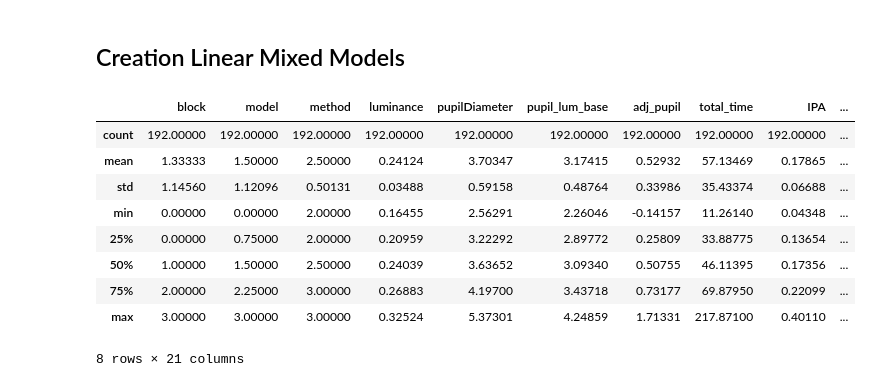
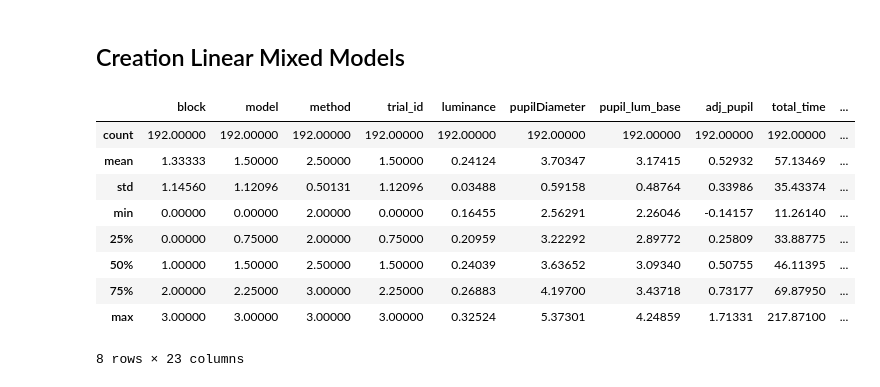
Before and after one commit to courtnicole/3d-path-cognition, a Jupyter notebook: mixedmodel.ipynb, the cells around one changed output. Drawn from its saved outputs; the diff is of its cells as text; code cells hidden in the pictures.

```diff
--- a/mixedmodel.ipynb
+++ b/mixedmodel.ipynb
@@ -289,18 +330,16 @@ def process_target_trial_data_crt(stream_df):
         (stream_df['ExperimentStream']['EventType'] == 'TargetPointsSet') |
         (stream_df['ExperimentStream']['EventType'] == 'SceneLoaded') &
         (stream_df['ExperimentStream']['SceneEvent'] != 'Calibration') &
-        (stream_df['ExperimentStream']['MethodID'] != '2') &
-        (stream_df['ExperimentStream']['MethodID'] != '3'), ['SceneEvent', 'EventType', 'ModelID', 'MethodID']]
+        (stream_df['ExperimentStream']['MethodID'] != 2) &
+        (stream_df['ExperimentStream']['MethodID'] != 3), ['SceneEvent', 'EventType', 'ModelID', 'MethodID']]
 
-    generic_idx = np.where(target_set['ModelID'] == 'generic')[0]
+    generic_idx = np.where(target_set['ModelID'] == 99)[0]
     idx = [x+1 for x in generic_idx]
 
     for i in range(len(generic_idx)):
         target_set.loc[target_set.index[generic_idx[i]], 'ModelID']  = target_set.loc[target_set.index[idx[i]], 'ModelID']
         target_set.loc[target_set.index[generic_idx[i]], 'MethodID']  = target_set.loc[target_set.index[idx[i]], 'MethodID']
 
-    target_set['MethodID'] = target_set['MethodID'].astype(float)
-    target_set['ModelID'] = target_set['ModelID'].astype(float)
     target_set = target_set.loc[(target_set['ModelID'] < 4) & (target_set['EventType'] == 'TargetPointsSet'), ['SceneEvent', 'ModelID', 'MethodID']]
 
     target_set['SceneEvent'] = target_set.mask(target_set['SceneEvent'] == 'TargetsLoaded_Set1', target_cats.categories[0])['SceneEvent']
@@ -308,8 +347,6 @@ def process_target_trial_data_crt(stream_df):
 
     target_set['targetID'] = target_set['SceneEvent']
     target_set.drop(columns=['SceneEvent'], inplace=True)
-    target_set['trialID'] = [x % 4 for x in range(0,8)]
-    target_set['trialID'] = target_set['trialID'].astype('string').astype(trial_cats)
 
     return target_set
 # %%
@@ -387,7 +422,3 @@ def process_ipa_calc(data):
 # %%
 data_dir = join(getcwd(),'Path_Data')
 data_files = [join(data_dir, f) for f in listdir(data_dir) if isfile(join(data_dir, f))]
-# %%
-dfs = []
-for file in data_files:
-    dfs.append(import_data(file))
@@ -404,18 +463,6 @@ for df in dfs:
     block = df['ExperimentStream']['BlockID'][0]
     ids.append(id)
     blocks.append(block)
-
-    # Remove final empty row from string data streams
-    df['SurveyStream'] = df['SurveyStream'].replace(r'^\s*$', np.nan, regex=True).dropna()
-    df['CreationStream'] = df['CreationStream'].replace(r'^\s*$', np.nan, regex=True).dropna()
-
-    df['SurveyStream']['ModelID'] = df['SurveyStream']['ModelID'].astype(float)
-    df['SurveyStream']['MethodID'] = df['SurveyStream']['MethodID'].astype(float)
-    df['SurveyStream']['Value'] = df['SurveyStream']['Value'].astype(float)
-
-    df['CreationStream']['ModelID'] = df['CreationStream']['ModelID'].astype(float)
-    df['CreationStream']['MethodID'] = df['CreationStream']['MethodID'].astype(float)
-    df['CreationStream']['EventType'] = df['CreationStream']['EventType'].astype(event_cats)
 
     pupil_lum_df = process_gaze_luminance_data(df)
     calibration_data = process_calibration_data(pupil_lum_df, df)
@@ -435,9 +482,13 @@ for df in dfs:
     creation_data, crt_time = process_creation_data(pupil_lum_df, df, a, b, c)
     ipa_calc_crt = process_ipa_calc(creation_data)
     creation_stats = process_creation_stats(df)
-    creation_target_trials = process_target_trial_data_crt(df)
     discomfort = process_discomfort_data(df)
     seq = process_seq_data(df)
+
+    creation_target_trials = process_target_trial_data_crt(df)
+    crt_target_trials = creation_target_trials.groupby(['ModelID', 'MethodID'])
+    navigation_target_trials = process_target_trial_data_nav(df, crt_target_trials)
+    nav_target_trials = navigation_target_trials.groupby(['ModelID', 'MethodID'])
 
     nav_trials = navigation_data.groupby(['modelID', 'methodID'])
     ipa_nav_trials = ipa_calc_nav.groupby(['modelID', 'methodID'])
@@ -445,7 +496,6 @@ for df in dfs:
     ipa_crt_trials = ipa_calc_crt.groupby(['modelID', 'methodID'])
     discomfort_trials = discomfort.groupby(['ModelID', 'MethodID'])
     seq_trials = seq.groupby(['ModelID', 'MethodID'])
-    crt_target_trials = creation_target_trials.groupby(['ModelID', 'MethodID'])
 
     nav_data = {}
     nav_total_time = {}
@@ -458,8 +508,7 @@ for df in dfs:
     seq_nav = {}
     target_data_crt = {}
     target_data_nav = {}
-    trial_data_crt = {}
-    trial_data_nav = {}
+    creation_data_nav = {}
 
     for i in range(4):
         for j in range(2,4):
@@ -468,6 +517,8 @@ for df in dfs:
             ipa_nav_data[(id, block, i, j)] = ipa_nav_trials.get_group((i,j)).mean()
             discomfort_data[(id, block, i, j)] = discomfort_trials.get_group((i,j)).mean()
             seq_nav[(id, block, i, j)] = seq_trials.get_group((i,j)).mean()
+            target_data_nav[(id, block, i, j)] = nav_target_trials.get_group((i,j))['target_set_source'].iloc[0]
+            creation_data_nav[(id, block, i, j)] = nav_target_trials.get_group((i,j))['creation_method'].iloc[0]
 
     for i in range(4):
         for j in range(0,2):
@@ -476,20 +527,20 @@ for df in dfs:
             ipa_crt_data[(id, block, i, j)] = ipa_crt_trials.get_group((i,j)).mean()
             seq_crt[(id, block, i, j)] = seq_trials.get_group((i,j)).mean()
             target_data_crt[(id, block, i, j)] = crt_target_trials.get_group((i,j))['targetID'].iloc[0]
-            trial_data_crt[(id, block, i, j)] = crt_target_trials.get_group((i,j))['trialID'].iloc[0]
 
     nav_index = pd.MultiIndex.from_product([[id], [block], model_cats.categories, method_cats.categories[0:2]], names=data_names)
     crt_index = pd.MultiIndex.from_product([[id], [block], model_cats.categories, method_cats.categories[2:4]], names=data_names)
 
     nav_data = pd.concat(nav_data, axis=1, names=data_names).T
     nav_data['total_time'] = nav_total_time
+    nav_data['target_source'] = target_data_nav
+    nav_data['creation_method'] = creation_data_nav
     nav_data.index = nav_index
     nav_data.drop(columns=['time', 'modelID', 'methodID'], inplace=True)
 
     crt_data = pd.concat(crt_data, axis=1, names=data_names).T
     crt_data['total_time'] = crt_total_time
     crt_data['target_id'] = target_data_crt
-    crt_data['trial_id'] = trial_data_crt
     crt_data.index = crt_index
     crt_data.drop(columns=['time', 'modelID', 'methodID'], inplace=True)
 
@@ -812,28 +828,29 @@ Group Var         0.883     0.840
 # %%
 mm_crt_data = user_data_crt
 mm_crt_data = mm_crt_data.reset_index(level=(0,1,2, 3))
 
 mm_crt_data['block'] = mm_crt_data['block'].astype(block_cats).cat.codes
 mm_crt_data['method'] = mm_crt_data['method'].astype(method_cats).cat.codes
 mm_crt_data['model'] = mm_crt_data['model'].astype(model_cats).cat.codes
-
+mm_crt_data['target_id'] = mm_crt_data['target_id'].astype(int)
+mm_crt_data['trial_id'] = mm_crt_data['trial_id'].astype(int)
 mm_crt_data['scaled_tepr'] = stats.zscore(mm_crt_data['adj_pupil']).astype('float64')
 mm_crt_data['scaled_ipa'] = stats.zscore(mm_crt_data['IPA']).astype('float64')
 mm_crt_data['scaled_time'] = stats.zscore(mm_crt_data['total_time']).astype('float64')
 mm_crt_data['scaled_seq'] = stats.zscore(mm_crt_data['seq']).astype('float64')
 mm_crt_data['total_interactions'] = mm_crt_data['Draw'] + mm_crt_data['Erase'] + mm_crt_data['PointPlaced'] + mm_crt_data['Move'] + mm_crt_data['PointDeleted']
 mm_crt_data['scaled_interactions']  = stats.zscore(mm_crt_data['total_interactions']).astype('float64')
 
 pd.options.display.float_format = '{:.5f}'.format
 mm_crt_data.describe()
 # %% [output]
-|  | block | model | method | luminance | pupilDiameter | pupil_lum_base | adj_pupil | total_time | IPA | ... |
+|  | block | model | method | trial_id | luminance | pupilDiameter | pupil_lum_base | adj_pupil | total_time | ... |
 | count | 192.00000 | 192.00000 | 192.00000 | 192.00000 | 192.00000 | 192.00000 | 192.00000 | 192.00000 | 192.00000 | ... |
-| mean | 1.33333 | 1.50000 | 2.50000 | 0.24124 | 3.70347 | 3.17415 | 0.52932 | 57.13469 | 0.17865 | ... |
-| std | 1.14560 | 1.12096 | 0.50131 | 0.03488 | 0.59158 | 0.48764 | 0.33986 | 35.43374 | 0.06688 | ... |
-| min | 0.00000 | 0.00000 | 2.00000 | 0.16455 | 2.56291 | 2.26046 | -0.14157 | 11.26140 | 0.04348 | ... |
-| 25% | 0.00000 | 0.75000 | 2.00000 | 0.20959 | 3.22292 | 2.89772 | 0.25809 | 33.88775 | 0.13654 | ... |
-| 50% | 1.00000 | 1.50000 | 2.50000 | 0.24039 | 3.63652 | 3.09340 | 0.50755 | 46.11395 | 0.17356 | ... |
-| 75% | 2.00000 | 2.25000 | 3.00000 | 0.26883 | 4.19700 | 3.43718 | 0.73177 | 69.87950 | 0.22099 | ... |
-| max | 3.00000 | 3.00000 | 3.00000 | 0.32524 | 5.37301 | 4.24859 | 1.71331 | 217.87100 | 0.40110 | ... |
+| mean | 1.33333 | 1.50000 | 2.50000 | 1.50000 | 0.24124 | 3.70347 | 3.17415 | 0.52932 | 57.13469 | ... |
+| std | 1.14560 | 1.12096 | 0.50131 | 1.12096 | 0.03488 | 0.59158 | 0.48764 | 0.33986 | 35.43374 | ... |
+| min | 0.00000 | 0.00000 | 2.00000 | 0.00000 | 0.16455 | 2.56291 | 2.26046 | -0.14157 | 11.26140 | ... |
+| 25% | 0.00000 | 0.75000 | 2.00000 | 0.75000 | 0.20959 | 3.22292 | 2.89772 | 0.25809 | 33.88775 | ... |
+| 50% | 1.00000 | 1.50000 | 2.50000 | 1.50000 | 0.24039 | 3.63652 | 3.09340 | 0.50755 | 46.11395 | ... |
+| 75% | 2.00000 | 2.25000 | 3.00000 | 2.25000 | 0.26883 | 4.19700 | 3.43718 | 0.73177 | 69.87950 | ... |
+| max | 3.00000 | 3.00000 | 3.00000 | 3.00000 | 0.32524 | 5.37301 | 4.24859 | 1.71331 | 217.87100 | ... |
-8 rows × 21 columns
+8 rows × 23 columns
```
Also changed, not shown: parts of 31 cells of this notebook.
